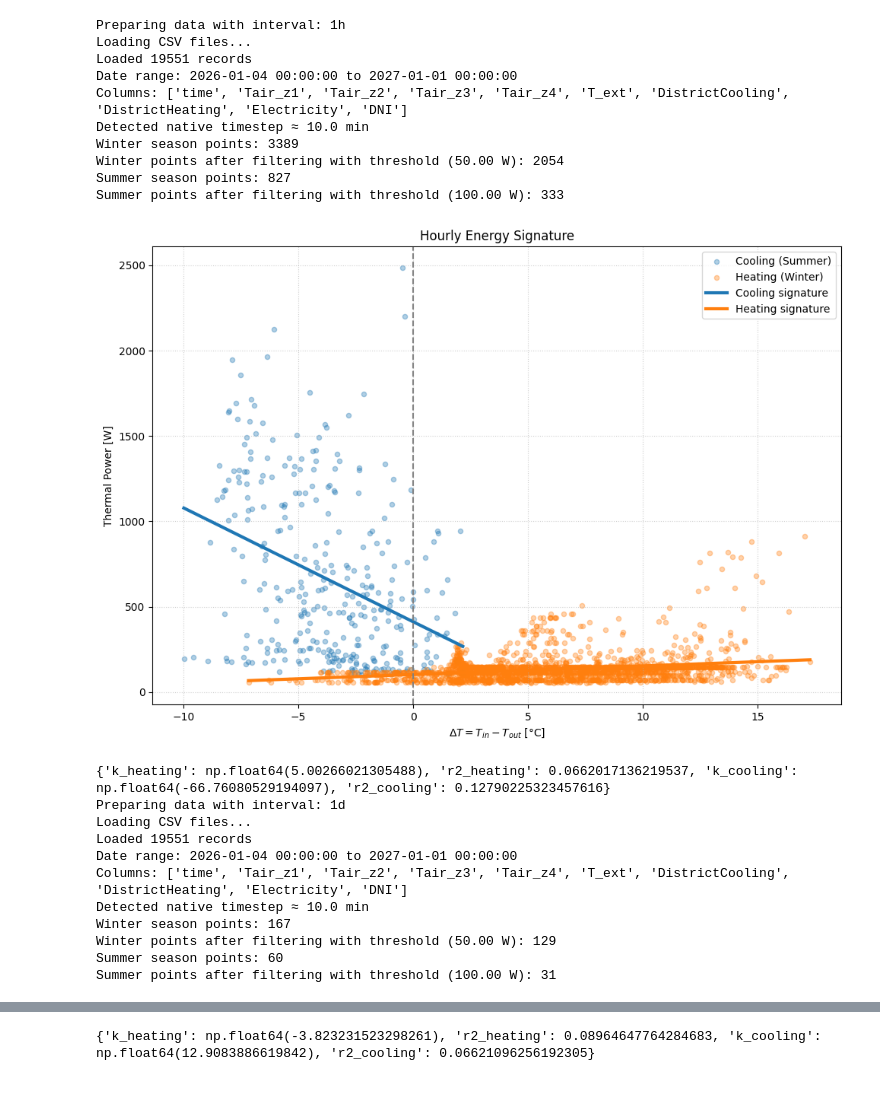
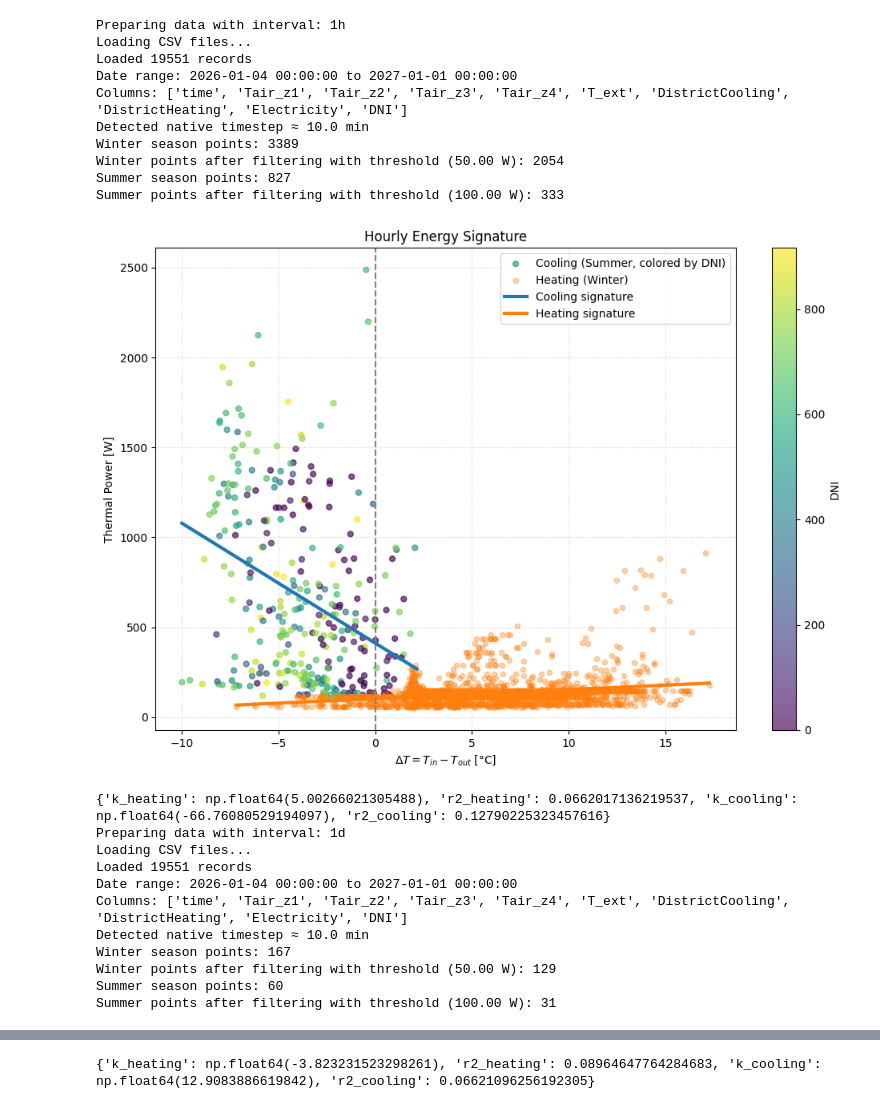
Before and after one commit to CavaWasTaken/SmartBuildings, a Jupyter notebook: EnergySignature.ipynb, the cells around one changed output, grey strips where cells are left out. Saved outputs shown, nothing was run; the diff lists cells and outputs as text; code cells hidden in the pictures.

Commit message:
energy signature

```diff
--- a/EnergySignature.ipynb
+++ b/EnergySignature.ipynb
@@ -241,16 +241,30 @@ def plot_energy_signature(group_by_time, title, threshold_cooling, threshold_hea
 
     plt.figure(figsize=(10, 7))
 
-    # cooling signature: Delta_T vs Qc (summer)
+    # cooling signature: Delta_T vs Qc (summer), color mapped by DNI
+    summer_scatter = None
     if not df_summer.empty:
-        plt.scatter(
-            df_summer['Delta_T'],
-            df_summer['QC'],
-            label='Cooling (Summer)',
-            color='tab:blue',
-            alpha=0.35,
-            s=20
-        )
+        if 'DNI' in df_summer.columns:
+            summer_scatter = plt.scatter(
+                df_summer['Delta_T'],
+                df_summer['QC'],
+                c=df_summer['DNI'],
+                cmap='viridis',
+                label='Cooling (Summer, colored by DNI)',
+                alpha=0.65,
+                s=25
+            )
+            cbar = plt.colorbar(summer_scatter)
+            cbar.set_label('DNI')
+        else:
+            plt.scatter(
+                df_summer['Delta_T'],
+                df_summer['QC'],
+                label='Cooling (Summer)',
+                color='tab:blue',
+                alpha=0.35,
+                s=20
+            )
 
     # heating signature: Delta_T vs QH (winter)
     if not df_winter.empty:
@@ -296,34 +310,34 @@ def plot_energy_signature(group_by_time, title, threshold_cooling, threshold_hea
 # Plot the hourly energy signature
 group_time_hour = '1h'
 title_hour = 'Hourly Energy Signature'
 plot_energy_signature(group_time_hour, title_hour, THRESHOLD_COOLING, THRESHOLD_HEATING)
 
 # Plot the daily energy signature
 group_time_day = '1d'
 title_day = 'Daily Energy Signature'
 plot_energy_signature(group_time_day, title_day, THRESHOLD_COOLING, THRESHOLD_HEATING)
 
 # Plot the weekly energy signature
 group_time_week = '7d'
 title_week = 'Weekly Energy Signature'
 plot_energy_signature(group_time_week, title_week, THRESHOLD_COOLING, THRESHOLD_HEATING)
 
 # Plot the monthly energy signature
 group_time_month = '30d'
 title_month = 'Monthly Energy Signature'
 plot_energy_signature(group_time_month, title_month, THRESHOLD_COOLING, THRESHOLD_HEATING)
 # %% [output]
 Preparing data with interval: 1h
 Loading CSV files...
 Loaded 19551 records
 Date range: 2026-01-04 00:00:00 to 2027-01-01 00:00:00
 Columns: ['time', 'Tair_z1', 'Tair_z2', 'Tair_z3', 'Tair_z4', 'T_ext', 'DistrictCooling', 'DistrictHeating', 'Electricity', 'DNI']
 Detected native timestep ≈ 10.0 min
 Winter season points: 3389
 Winter points after filtering with threshold (50.00 W): 2054
 Summer season points: 827
 Summer points after filtering with threshold (100.00 W): 333
-[figure, old version]
+[figure, new version]
 {'k_heating': np.float64(5.00266021305488), 'r2_heating': 0.0662017136219537, 'k_cooling': np.float64(-66.76080529194097), 'r2_cooling': 0.12790225323457616}
 Preparing data with interval: 1d
 Loading CSV files...
```
Also changed, not shown: parts of 1 cell of this notebook, 6 other files.
